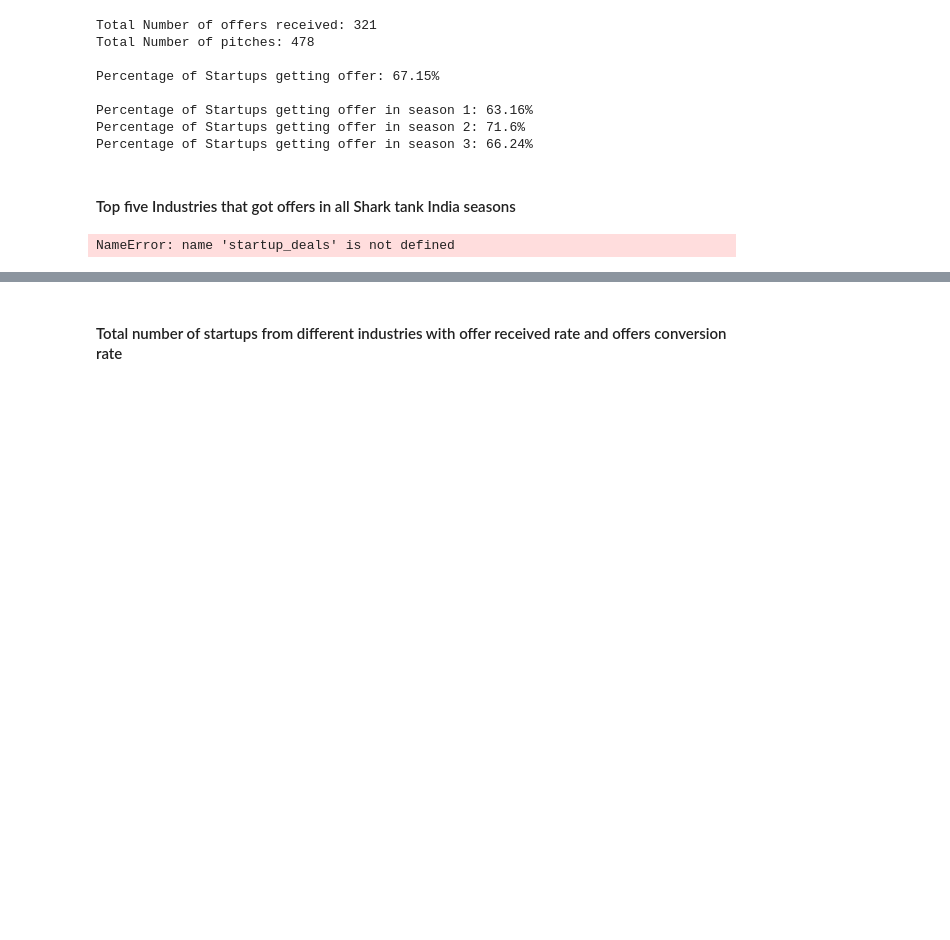
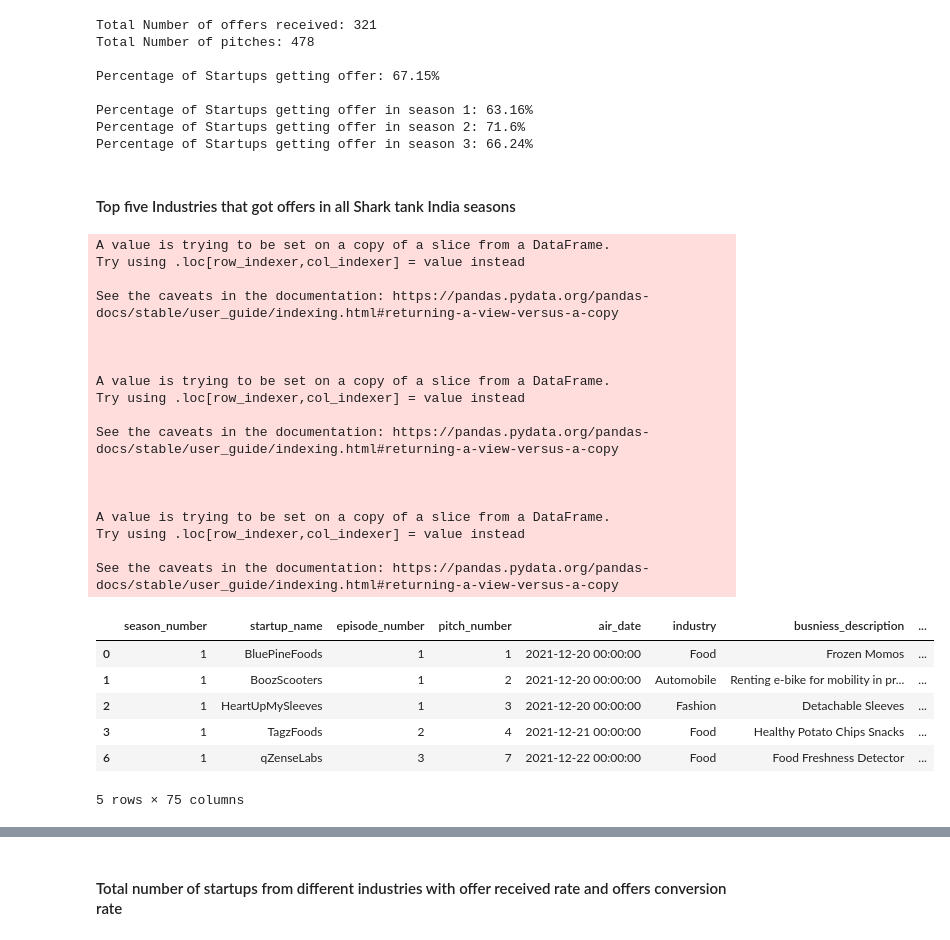
Before and after one commit to AnirudhSinghBhadauria/shark-tank-analysis, a Jupyter notebook: shark_tank_analysis.ipynb, the cells around one changed output, grey strips where cells are left out. Cells and saved outputs as stored; diff of their text form; code cells hidden in the pictures; blank space fills up the shorter version.

```diff
--- a/shark_tank_analysis.ipynb
+++ b/shark_tank_analysis.ipynb
@@ -144,25 +144,53 @@ Percentage of Startups getting offer in season 3: 66.24%
 # %% [markdown]
 #### Top five Industries that got offers in all Shark tank India seasons
 # %%
+startup_deals = tank_df.loc[
+    tank_df['received_offer'] == 1
+]
+
 startup_deals['Total startups'] = tank_df[['industry', 'startup_name']].groupby('industry').count().rename(
     columns = {
         "startup_name": "Total startups"
     }
 )
 
 startup_deals['Got Offer'] = tank_df.loc[
     tank_df['received_offer'] == 1,
     ['industry', 'startup_name']
 ].groupby('industry').count().rename(
     columns = {
         "startup_name": "Got Offer"
     }
 )
 
 startup_deals['Got Offer (%)'] = ((startup_deals['Got Offer'] / startup_deals['Total startups']) * 100).round(2)
 startup_deals.sort_values('Got Offer', ascending=False).iloc[:5, :].sort_values('Got Offer (%)', ascending=False)
 # %% [output]
-NameError: name 'startup_deals' is not defined
+A value is trying to be set on a copy of a slice from a DataFrame.
+Try using .loc[row_indexer,col_indexer] = value instead
+
+See the caveats in the documentation: https://pandas.pydata.org/pandas-docs/stable/user_guide/indexing.html#returning-a-view-versus-a-copy
+
+
+
+A value is trying to be set on a copy of a slice from a DataFrame.
+Try using .loc[row_indexer,col_indexer] = value instead
+
+See the caveats in the documentation: https://pandas.pydata.org/pandas-docs/stable/user_guide/indexing.html#returning-a-view-versus-a-copy
+
+
+
+A value is trying to be set on a copy of a slice from a DataFrame.
+Try using .loc[row_indexer,col_indexer] = value instead
+
+See the caveats in the documentation: https://pandas.pydata.org/pandas-docs/stable/user_guide/indexing.html#returning-a-view-versus-a-copy
+|  | season_number | startup_name | episode_number | pitch_number | air_date | industry | busniess_description | ... |
+| 0 | 1 | BluePineFoods | 1 | 1 | 2021-12-20 00:00:00 | Food | Frozen Momos | ... |
+| 1 | 1 | BoozScooters | 1 | 2 | 2021-12-20 00:00:00 | Automobile | Renting e-bike for mobility in pr... | ... |
+| 2 | 1 | HeartUpMySleeves | 1 | 3 | 2021-12-20 00:00:00 | Fashion | Detachable Sleeves | ... |
+| 3 | 1 | TagzFoods | 2 | 4 | 2021-12-21 00:00:00 | Food | Healthy Potato Chips Snacks | ... |
+| 6 | 1 | qZenseLabs | 3 | 7 | 2021-12-22 00:00:00 | Food | Food Freshness Detector | ... |
+5 rows × 75 columns
 # %%
 # Conclusion!
 
```
Also changed, not shown: parts of 18 cells of this notebook, 9 other files.
